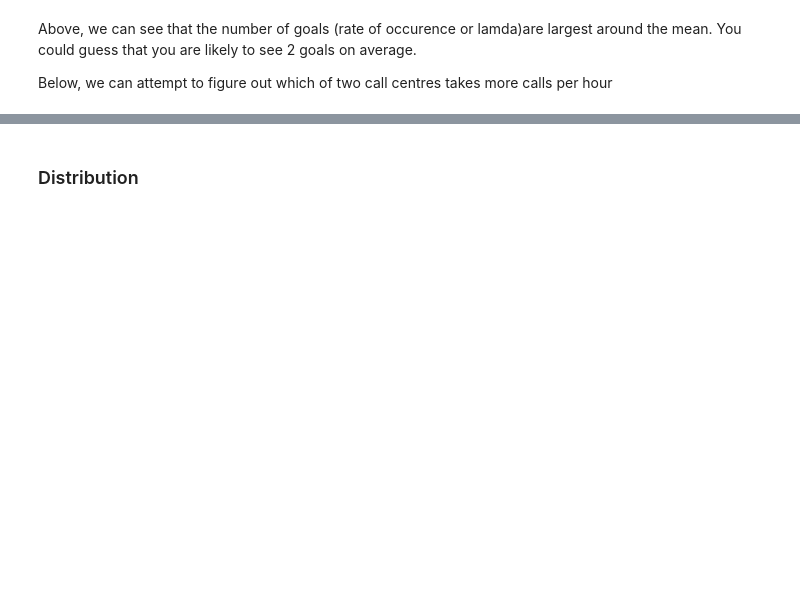
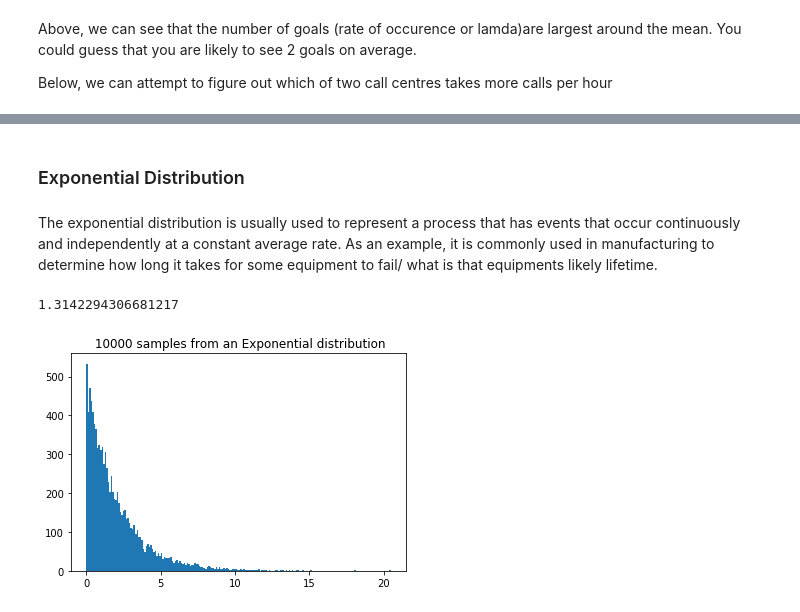
Before and after one commit to andreroche/numpy-random, a Jupyter notebook: numpy.random exploration.ipynb, the cells around one changed output, grey strips where cells are left out. Drawn from its saved outputs; the diff is of its cells as text; code cells hidden in the pictures; blank space fills up the shorter version.

```diff
--- a/numpy.random exploration.ipynb
+++ b/numpy.random exploration.ipynb
@@ -459,3 +461,25 @@ plt.show()
 [figure]
 # %% [markdown]
-###  Distribution
+###  Exponential Distribution
+# %% [markdown]
+The exponential distribution is usually used to represent a process that has events that occur continuously and independently at a constant average rate. As an example, it is commonly used in manufacturing to determine how long it takes for some equipment to fail/ what is that equipments likely lifetime.
+# %%
+import numpy as np
+from numpy import random
+import matplotlib.pyplot as plt
+
+# The scale is the inverse of lambda
+
+# size is None or default, it will return a single value
+y = np.random.exponential(scale=1, size=None)
+print (y)
+#size is set to 10000, it will return 10000 drawn samples in an array
+x = np.random.exponential(scale=2, size=10000)
+
+#to check if the drawn variables are exponential
+plt.hist(x, bins =200)
+plt.title(" 10000 samples from an Exponential distribution")
+plt.show()
+# %% [output]
+1.3142294306681217
+[figure, added]
```
Also changed, not shown: parts of 30 cells of this notebook.
